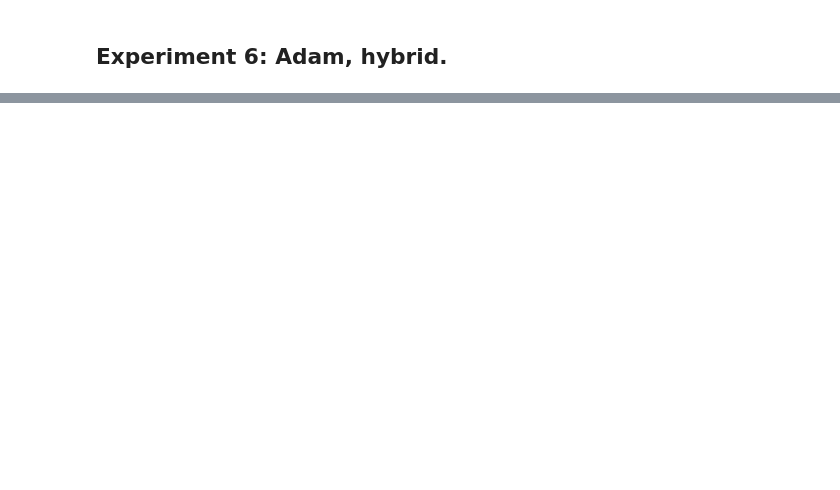
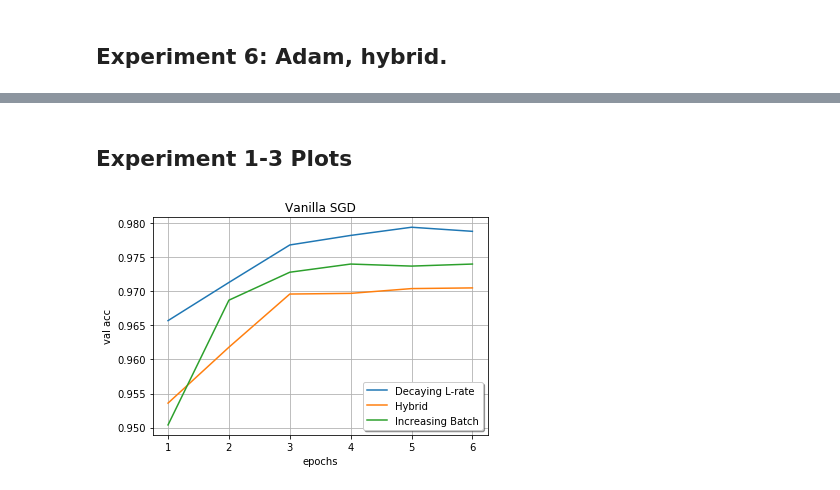
Before and after one commit to JCDetwiler/batch-size-mnist, a Jupyter notebook: experiments.ipynb, the cells around one changed output, grey strips where cells are left out. Cells and saved outputs as stored; diff of their text form; code cells hidden in the pictures; blank space fills up the shorter version.

Commit message:
added in sgd with momentum (has bugs) and plotted out results

```diff
--- a/experiments.ipynb
+++ b/experiments.ipynb
@@ -133,27 +151,34 @@ model.compile(
 )
 
 # Just run each step independently. Keras has no callback for this.
-model.fit(
+exp2_results = model.fit(
     train_images,
     to_categorical(train_labels),
     epochs=2,
     batch_size=batch_size,
     validation_data=(test_images, to_categorical(test_labels))
 )
-model.fit(
+tmp_results = model.fit(
     train_images,
     to_categorical(train_labels),
     epochs=2,
     batch_size=batch_size * 5,
     validation_data=(test_images, to_categorical(test_labels))
 )
-model.fit(
+
+for i in tmp_results.history.keys():
+    exp2_results.history[i].extend(tmp_results.history[i])
+
+tmp_results = model.fit(
     train_images,
     to_categorical(train_labels),
     epochs=2,
     batch_size=batch_size * 25,
     validation_data=(test_images, to_categorical(test_labels))
 )
+
+for i in tmp_results.history.keys():
+    exp2_results.history[i].extend(tmp_results.history[i])
 # %% [output]
 Train on 60000 samples, validate on 10000 samples
 Epoch 1/2
@@ -197,14 +238,15 @@ model.compile(
 
 # Run a step, and then increase the batch size manually. The decay scheduler
 # will decay the learning rate in the next step.
-model.fit(
+exp3_results = model.fit(
     train_images,
     to_categorical(train_labels),
     epochs=2,
     batch_size=batch_size,
     validation_data=(test_images, to_categorical(test_labels))
 )
-model.fit(
+
+tmp_results = model.fit(
     train_images,
     to_categorical(train_labels),
     epochs=4,
@@ -212,6 +254,11 @@ model.fit(
     validation_data=(test_images, to_categorical(test_labels)),
     callbacks=[hybrid_lr_scheduler]
 )
+
+for i in tmp_results.history.keys():
+    if i == 'lr':
+        continue
+    exp3_results.history[i].extend(tmp_results.history[i])
 # %% [output]
 Train on 60000 samples, validate on 10000 samples
 Epoch 1/2
@@ -388,0 +721,2 @@ Epoch 4/4
+# %% [markdown]
+## Experiment 1-3 Plots
@@ -388,0 +726,13 @@ Epoch 4/4
+# %%
+f_vanillasgd, a_vanillasgd = plt.subplots()
+a_vanillasgd.plot(range(1,7), exp1_results.history["val_acc"], label="Decaying L-rate")
+a_vanillasgd.plot(range(1,7), exp3_results.history["val_acc"], label="Hybrid")
+a_vanillasgd.plot(range(1,7), exp2_results.history["val_acc"], label="Increasing Batch")
+
+legend = a_vanillasgd.legend(loc='lower right', shadow=True, fontsize='medium')
+a_vanillasgd.set(xlabel='epochs', ylabel='val acc', title='Vanilla SGD')
+a_vanillasgd.grid()
+
+f_vanillasgd.savefig("vanilla_sgd.png")
+# %% [output]
+[figure, added]
```
Also changed, not shown: parts of 26 cells of this notebook, 4 other files.
